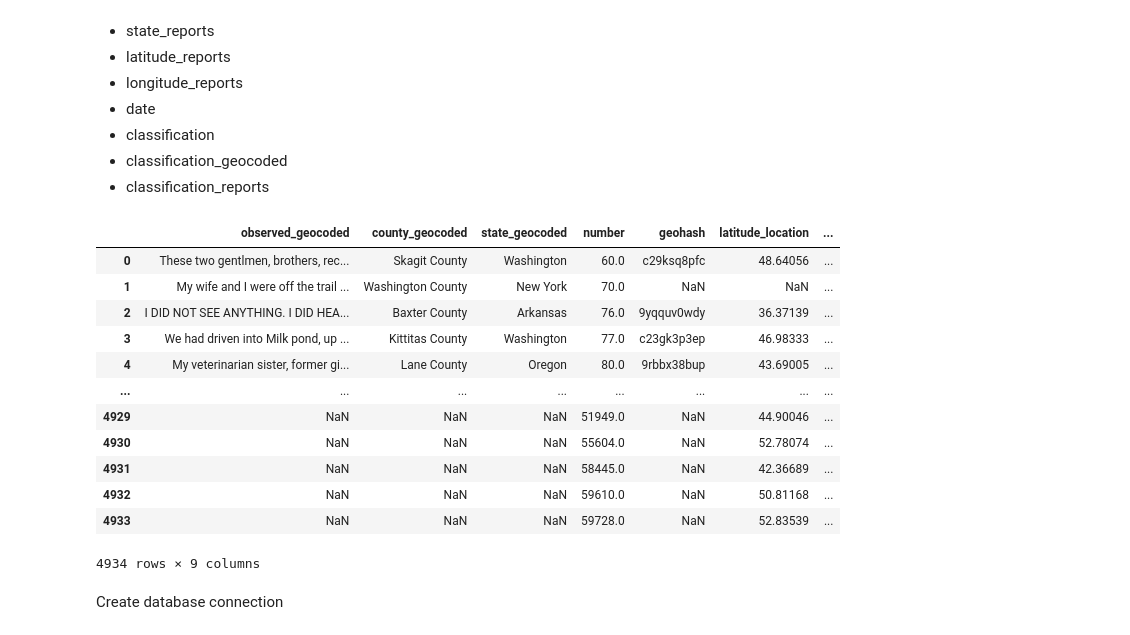
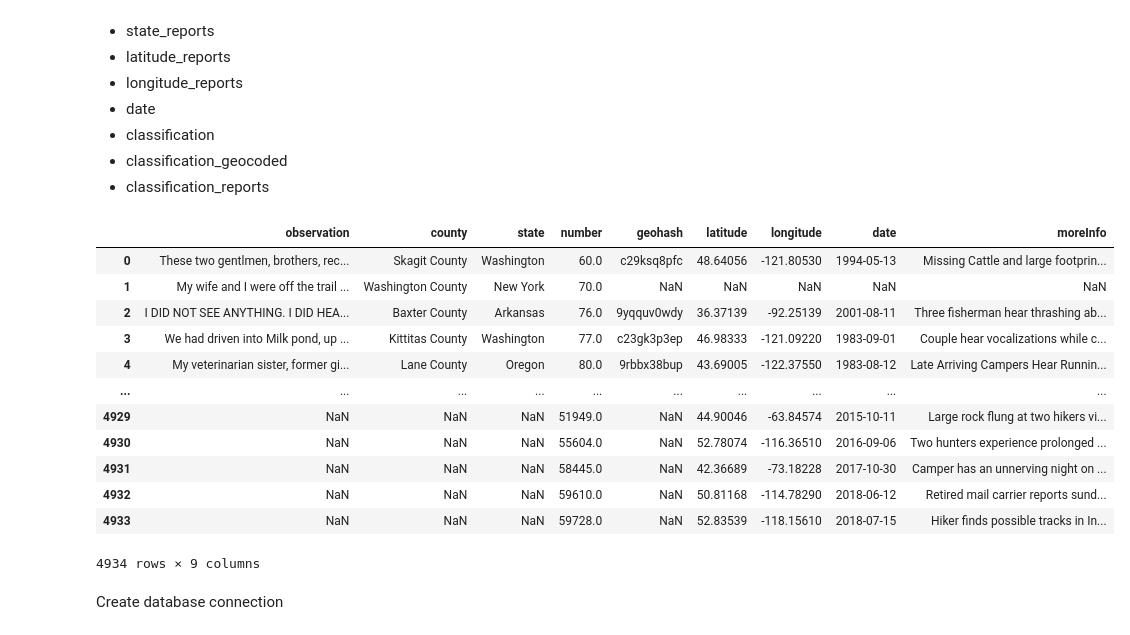
Before and after one commit to elisabethvirak/BigFoot, a Jupyter notebook: Bigfoot_Cleaning.ipynb, the cells around one changed output. Cells and saved outputs as stored; diff of their text form; code cells hidden in the pictures.

```diff
--- a/Bigfoot_Cleaning.ipynb
+++ b/Bigfoot_Cleaning.ipynb
@@ -474,37 +474,39 @@ classification
 # %%
 # drop columns
 bigfoot_data = final_bf_merge.drop(['observed_reports',
                                     'county_reports',
                                     'state_reports',
                                     'latitude_reports',
                                     'longitude_reports',
                                     'date',
                                     'classification',
                                     'classification_geocoded',
                                     'classification_reports'
                                        ], axis=1)
 
 # Rename column headers
 bigfoot_data = bigfoot_data.rename(columns={'observed_geocoded':'observation',
                                             'county_geocoded':'county',
                                             'state_geocoded':'state',
                                             'latitude_location':'latitude',
-                                            'longi'
+                                            'longitude_location':'longitude',
+                                            'Date_loc':'date',
+                                            'Title':'moreInfo'})
 
 bigfoot_data
 # %% [output]
-|  | observed_geocoded | county_geocoded | state_geocoded | number | geohash | latitude_location | ... |
-| 0 | These two gentlmen, brothers, rec... | Skagit County | Washington | 60.0 | c29ksq8pfc | 48.64056 | ... |
-| 1 | My wife and I were off the trail ... | Washington County | New York | 70.0 | NaN | NaN | ... |
-| 2 | I DID NOT SEE ANYTHING. I DID HEA... | Baxter County | Arkansas | 76.0 | 9yqquv0wdy | 36.37139 | ... |
-| 3 | We had driven into Milk pond, up ... | Kittitas County | Washington | 77.0 | c23gk3p3ep | 46.98333 | ... |
-| 4 | My veterinarian sister, former gi... | Lane County | Oregon | 80.0 | 9rbbx38bup | 43.69005 | ... |
-| ... | ... | ... | ... | ... | ... | ... | ... |
-| 4929 | NaN | NaN | NaN | 51949.0 | NaN | 44.90046 | ... |
-| 4930 | NaN | NaN | NaN | 55604.0 | NaN | 52.78074 | ... |
-| 4931 | NaN | NaN | NaN | 58445.0 | NaN | 42.36689 | ... |
-| 4932 | NaN | NaN | NaN | 59610.0 | NaN | 50.81168 | ... |
-| 4933 | NaN | NaN | NaN | 59728.0 | NaN | 52.83539 | ... |
+|  | observation | county | state | number | geohash | latitude | longitude | date | moreInfo |
+| 0 | These two gentlmen, brothers, rec... | Skagit County | Washington | 60.0 | c29ksq8pfc | 48.64056 | -121.80530 | 1994-05-13 | Missing Cattle and large footprin... |
+| 1 | My wife and I were off the trail ... | Washington County | New York | 70.0 | NaN | NaN | NaN | NaN | NaN |
+| 2 | I DID NOT SEE ANYTHING. I DID HEA... | Baxter County | Arkansas | 76.0 | 9yqquv0wdy | 36.37139 | -92.25139 | 2001-08-11 | Three fisherman hear thrashing ab... |
+| 3 | We had driven into Milk pond, up ... | Kittitas County | Washington | 77.0 | c23gk3p3ep | 46.98333 | -121.09220 | 1983-09-01 | Couple hear vocalizations while c... |
+| 4 | My veterinarian sister, former gi... | Lane County | Oregon | 80.0 | 9rbbx38bup | 43.69005 | -122.37550 | 1983-08-12 | Late Arriving Campers Hear Runnin... |
+| ... | ... | ... | ... | ... | ... | ... | ... | ... | ... |
+| 4929 | NaN | NaN | NaN | 51949.0 | NaN | 44.90046 | -63.84574 | 2015-10-11 | Large rock flung at two hikers vi... |
+| 4930 | NaN | NaN | NaN | 55604.0 | NaN | 52.78074 | -116.36510 | 2016-09-06 | Two hunters experience prolonged ... |
+| 4931 | NaN | NaN | NaN | 58445.0 | NaN | 42.36689 | -73.18228 | 2017-10-30 | Camper has an unnerving night on ... |
+| 4932 | NaN | NaN | NaN | 59610.0 | NaN | 50.81168 | -114.78290 | 2018-06-12 | Retired mail carrier reports sund... |
+| 4933 | NaN | NaN | NaN | 59728.0 | NaN | 52.83539 | -118.15610 | 2018-07-15 | Hiker finds possible tracks in In... |
 4934 rows × 9 columns
 # %%
 output_file = 'static/js/bigfootData.json'
```
